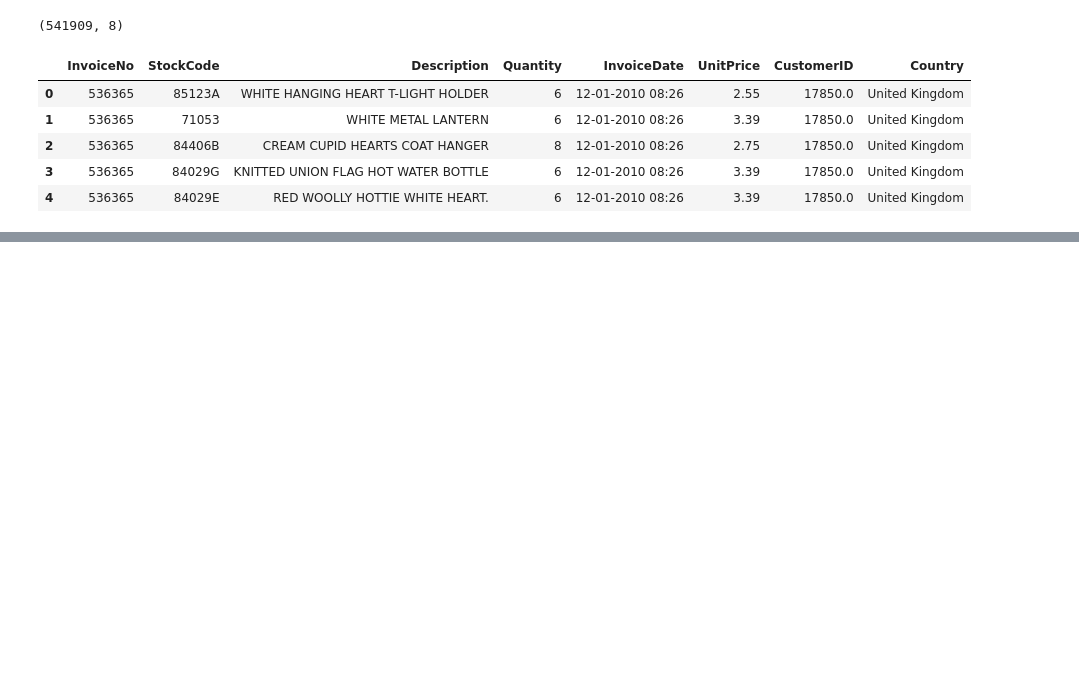
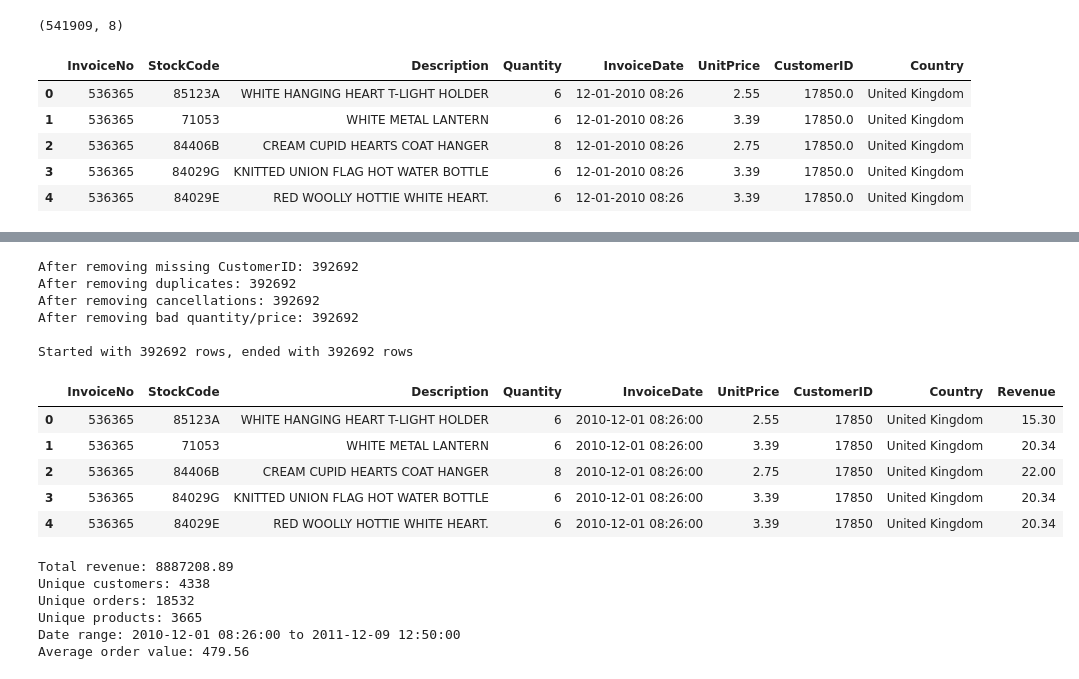
Before and after one commit to Dasari-Pallavi/ecommerce-customer-product-analytics, a Jupyter notebook: notebooks/analysis.ipynb, the cells around one changed output, grey strips where cells are left out. Saved outputs shown, nothing was run; the diff lists cells and outputs as text; code cells hidden in the pictures; blank space fills up the shorter version.

Commit message:
Add data cleaning pipeline and EDA visual charts

```diff
--- a/notebooks/analysis.ipynb
+++ b/notebooks/analysis.ipynb
@@ -11,3 +11,13 @@ df.head()
 | 2 | 536365 | 84406B | CREAM CUPID HEARTS COAT HANGER | 8 | 12-01-2010 08:26 | 2.75 | 17850.0 | United Kingdom |
 | 3 | 536365 | 84029G | KNITTED UNION FLAG HOT WATER BOTTLE | 6 | 12-01-2010 08:26 | 3.39 | 17850.0 | United Kingdom |
 | 4 | 536365 | 84029E | RED WOOLLY HOTTIE WHITE HEART. | 6 | 12-01-2010 08:26 | 3.39 | 17850.0 | United Kingdom |
+# %%
+import pandas as pd
+import numpy as np
+import matplotlib.pyplot as plt
+import seaborn as sns
+import plotly.express as px
+
+# Load data using relative path
+df = pd.read_csv("../data/data.csv", encoding="ISO-8859-1")
+print("Original shape:", df.shape)
@@ -13,0 +48,53 @@ df.head()
+# %%
+rows_start = len(df)
+
+# 1. Remove rows with no customer ID
+df = df.dropna(subset=["CustomerID"])
+print("After removing missing CustomerID:", len(df))
+
+# 2. Remove duplicate rows
+df = df.drop_duplicates()
+print("After removing duplicates:", len(df))
+
+# 3. Remove cancelled orders (invoice numbers starting with 'C')
+df = df[~df["InvoiceNo"].astype(str).str.startswith("C")]
+print("After removing cancellations:", len(df))
+
+# 4. Remove negative or zero quantity and price
+df = df[(df["Quantity"] > 0) & (df['UnitPrice'] > 0)]
+print("After removing bad quantity/price:", len(df))
+
+# 5. Fix data types and add a Revenue column
+df["InvoiceDate"] = pd.to_datetime(df["InvoiceDate"], format='mixed')
+df["CustomerID"] = df["CustomerID"].astype(int)
+df["Revenue"] = df["Quantity"] * df["UnitPrice"]
+
+print(f"\nStarted with {rows_start} rows, ended with {len(df)} rows")
+df.head()
+# %% [output]
+After removing missing CustomerID: 392692
+After removing duplicates: 392692
+After removing cancellations: 392692
+After removing bad quantity/price: 392692
+
+Started with 392692 rows, ended with 392692 rows
+|  | InvoiceNo | StockCode | Description | Quantity | InvoiceDate | UnitPrice | CustomerID | Country | Revenue |
+| 0 | 536365 | 85123A | WHITE HANGING HEART T-LIGHT HOLDER | 6 | 2010-12-01 08:26:00 | 2.55 | 17850 | United Kingdom | 15.30 |
+| 1 | 536365 | 71053 | WHITE METAL LANTERN | 6 | 2010-12-01 08:26:00 | 3.39 | 17850 | United Kingdom | 20.34 |
+| 2 | 536365 | 84406B | CREAM CUPID HEARTS COAT HANGER | 8 | 2010-12-01 08:26:00 | 2.75 | 17850 | United Kingdom | 22.00 |
+| 3 | 536365 | 84029G | KNITTED UNION FLAG HOT WATER BOTTLE | 6 | 2010-12-01 08:26:00 | 3.39 | 17850 | United Kingdom | 20.34 |
+| 4 | 536365 | 84029E | RED WOOLLY HOTTIE WHITE HEART. | 6 | 2010-12-01 08:26:00 | 3.39 | 17850 | United Kingdom | 20.34 |
+# %%
+print("Total revenue:", round(df["Revenue"].sum(), 2))
+print("Unique customers:", df["CustomerID"].nunique())
+print("Unique orders:", df["InvoiceNo"].nunique())
+print("Unique products:", df["StockCode"].nunique())
+print("Date range:", df["InvoiceDate"].min(), "to", df["InvoiceDate"].max())
+print("Average order value:", round(df.groupby("InvoiceNo")["Revenue"].sum().mean(), 2))
+# %% [output]
+Total revenue: 8887208.89
+Unique customers: 4338
+Unique orders: 18532
+Unique products: 3665
+Date range: 2010-12-01 08:26:00 to 2011-12-09 12:50:00
+Average order value: 479.56
```
Also changed, not shown: parts of 8 cells of this notebook, 5 other files.
